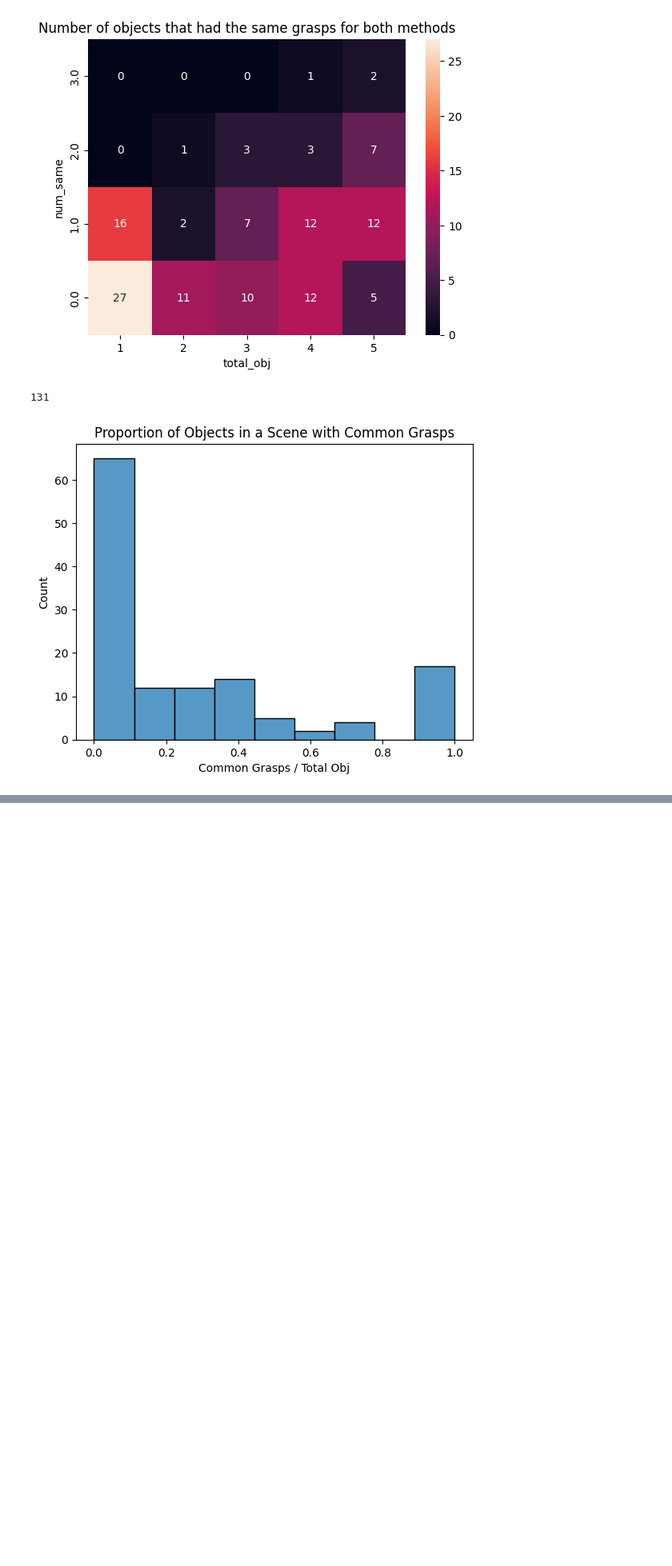
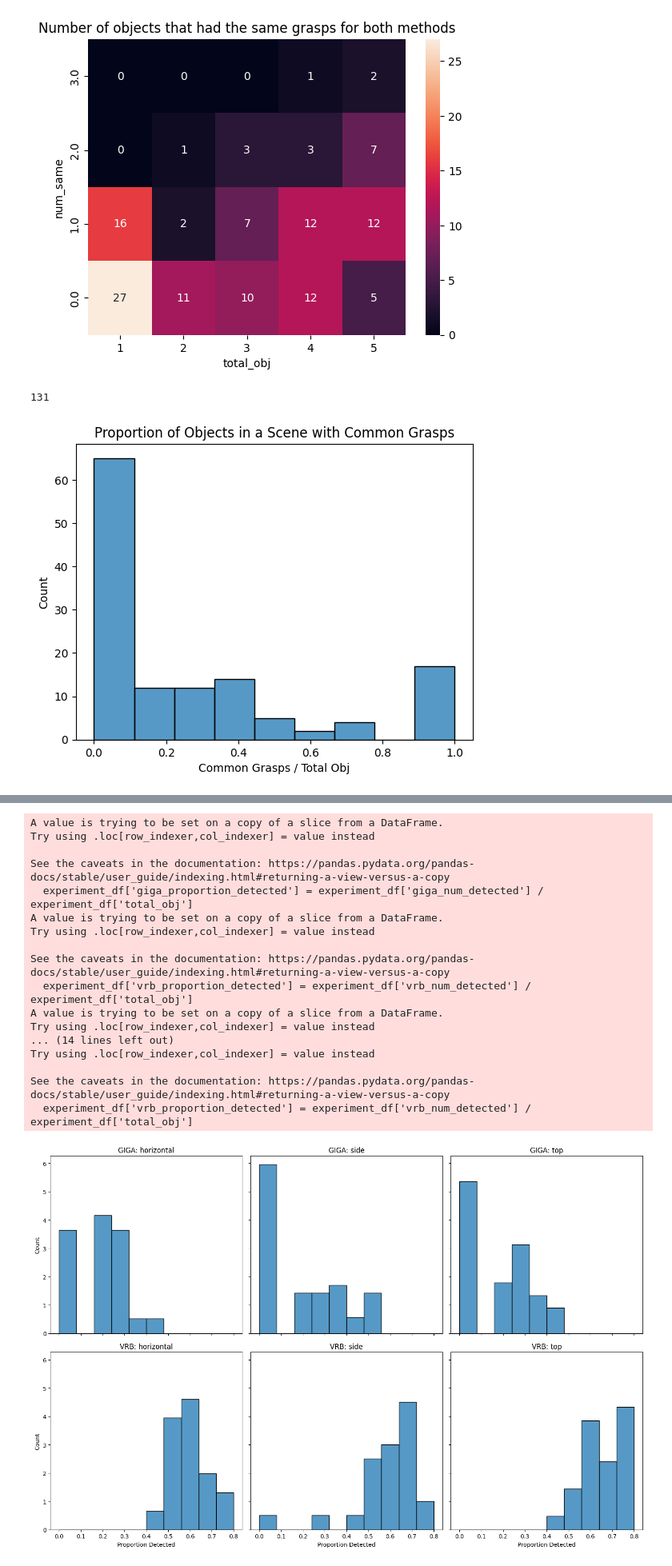
Before and after one commit to ishan-gaur/affordance-bench, a Jupyter notebook: experiment_analysis.ipynb, the cells around one changed output, grey strips where cells are left out. Shown at 80% size. Saved outputs shown, nothing was run; the diff lists cells and outputs as text; code cells hidden in the pictures; blank space fills up the shorter version.

```diff
--- a/experiment_analysis.ipynb
+++ b/experiment_analysis.ipynb
@@ -147,0 +149,57 @@ KeyError: 'vrb_num_detected'
+# %%
+
+import seaborn as sns
+import matplotlib.pyplot as plt
+
+# Define the experiments
+experiments = ["horizontal", "side", "top"]
+
+# Set up the matplotlib figure
+fig, axes = plt.subplots(2, len(experiments), figsize=(5 * len(experiments), 10), sharex=True, sharey=True)
+
+# Determine the bin range for the histograms
+bin_range = (0, pile_df[['giga_num_detected', 'vrb_num_detected']].max().max() / pile_df['total_obj'].max())
+
+# Loop through each experiment and plot the proportion of objects detected for each algorithm
+for i, experiment in enumerate(experiments):
+    # Filter the dataframe for the current experiment
+    experiment_df = pile_df[pile_df['experiment'] == experiment]
+
+    # Calculate the proportion of objects detected for each algorithm
+    experiment_df['giga_proportion_detected'] = experiment_df['giga_num_detected'] / experiment_df['total_obj']
+    experiment_df['vrb_proportion_detected'] = experiment_df['vrb_num_detected'] / experiment_df['total_obj']
+
+    # Histogram for GIGA with KDE
+    sns.histplot(ax=axes[0, i], x='giga_proportion_detected', data=experiment_df, bins=10, binrange=bin_range, stat='density')
+    axes[0, i].set_title(f'GIGA: {experiment}')
+    axes[0, i].set_xlabel('Proportion Detected')
+    axes[0, i].set_ylabel('Count')
+
+    # Histogram for VRB with KDE
+    sns.histplot(ax=axes[1, i], x='vrb_proportion_detected', data=experiment_df, bins=10, binrange=bin_range, stat='density')
+    axes[1, i].set_title(f'VRB: {experiment}')
+    axes[1, i].set_xlabel('Proportion Detected')
+    axes[1, i].set_ylabel('Count')
+
+# Adjust layout
+plt.tight_layout()
+plt.show()
+# %% [output]
+A value is trying to be set on a copy of a slice from a DataFrame.
+Try using .loc[row_indexer,col_indexer] = value instead
+
+See the caveats in the documentation: https://pandas.pydata.org/pandas-docs/stable/user_guide/indexing.html#returning-a-view-versus-a-copy
+  experiment_df['giga_proportion_detected'] = experiment_df['giga_num_detected'] / experiment_df['total_obj']
+A value is trying to be set on a copy of a slice from a DataFrame.
+Try using .loc[row_indexer,col_indexer] = value instead
+
+See the caveats in the documentation: https://pandas.pydata.org/pandas-docs/stable/user_guide/indexing.html#returning-a-view-versus-a-copy
+  experiment_df['vrb_proportion_detected'] = experiment_df['vrb_num_detected'] / experiment_df['total_obj']
+A value is trying to be set on a copy of a slice from a DataFrame.
+Try using .loc[row_indexer,col_indexer] = value instead
+... (14 lines left out)
+Try using .loc[row_indexer,col_indexer] = value instead
+
+See the caveats in the documentation: https://pandas.pydata.org/pandas-docs/stable/user_guide/indexing.html#returning-a-view-versus-a-copy
+  experiment_df['vrb_proportion_detected'] = experiment_df['vrb_num_detected'] / experiment_df['total_obj']
+[figure, added]
```
Also changed, not shown: parts of 3 cells of this notebook.
